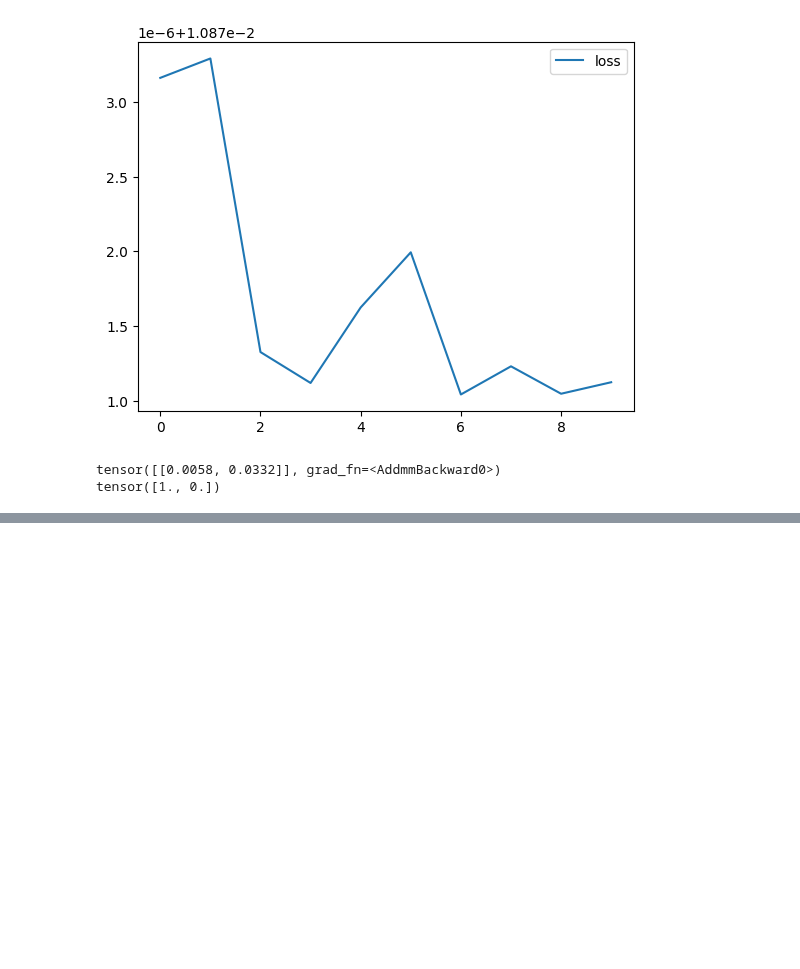
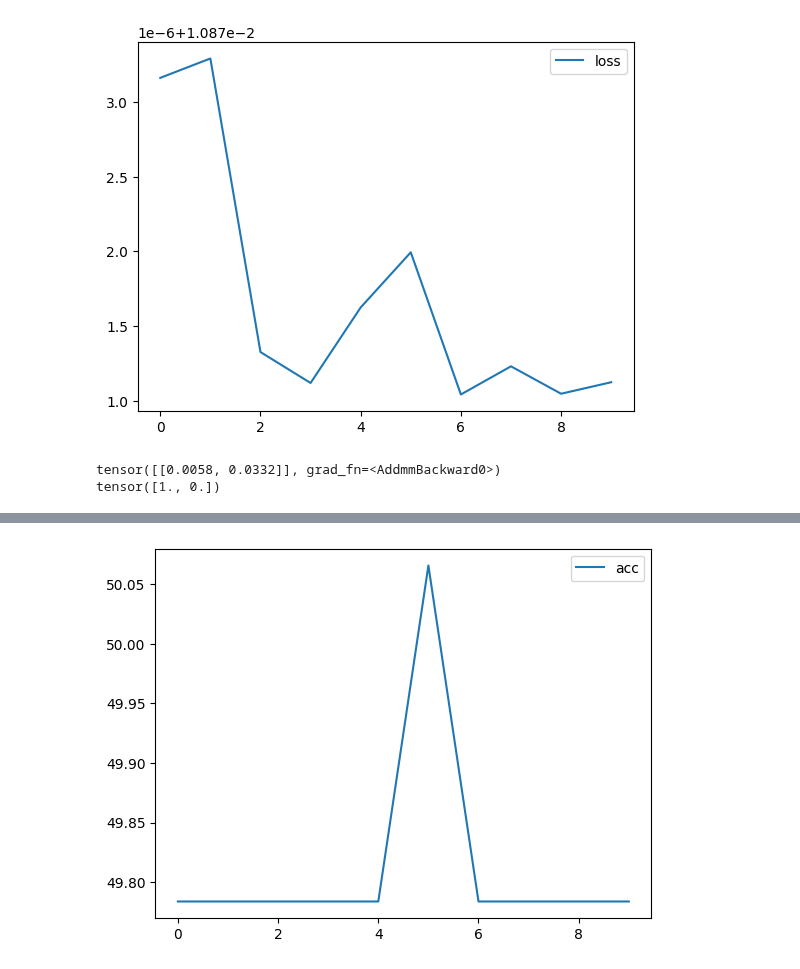
Before and after one commit to hibana2077/OOP-independent-study, a Jupyter notebook: train/train.ipynb, the cells around one changed output, grey strips where cells are left out. Drawn from its saved outputs; the diff is of its cells as text; code cells hidden in the pictures; blank space fills up the shorter version.

```diff
--- a/train/train.ipynb
+++ b/train/train.ipynb
@@ -568,7 +568,7 @@ tensor([[0.0058, 0.0332]], grad_fn=<AddmmBackward0>)
 tensor([1., 0.])
 # %%
 model3 = CCV3().to(DEVICE)
-optimizer = optim.SGD(model.parameters(), lr=0.01, momentum=0.5)
+optimizer = optim.SGD(model3.parameters(), lr=0.01, momentum=0.5)
 criterion = F.cross_entropy
 
 train_loader = DataLoader(train_dataset, batch_size=64, shuffle=True, num_workers=0)
@@ -603,0 +603,8 @@ KeyboardInterrupt:
+# %%
+#plot acc
+from matplotlib import pyplot as plt
+plt.plot(test_acc_list,label='acc')
+plt.legend()
+plt.show()
+# %% [output]
+[figure, added]
```
Also changed, not shown: parts of 3 cells of this notebook.
